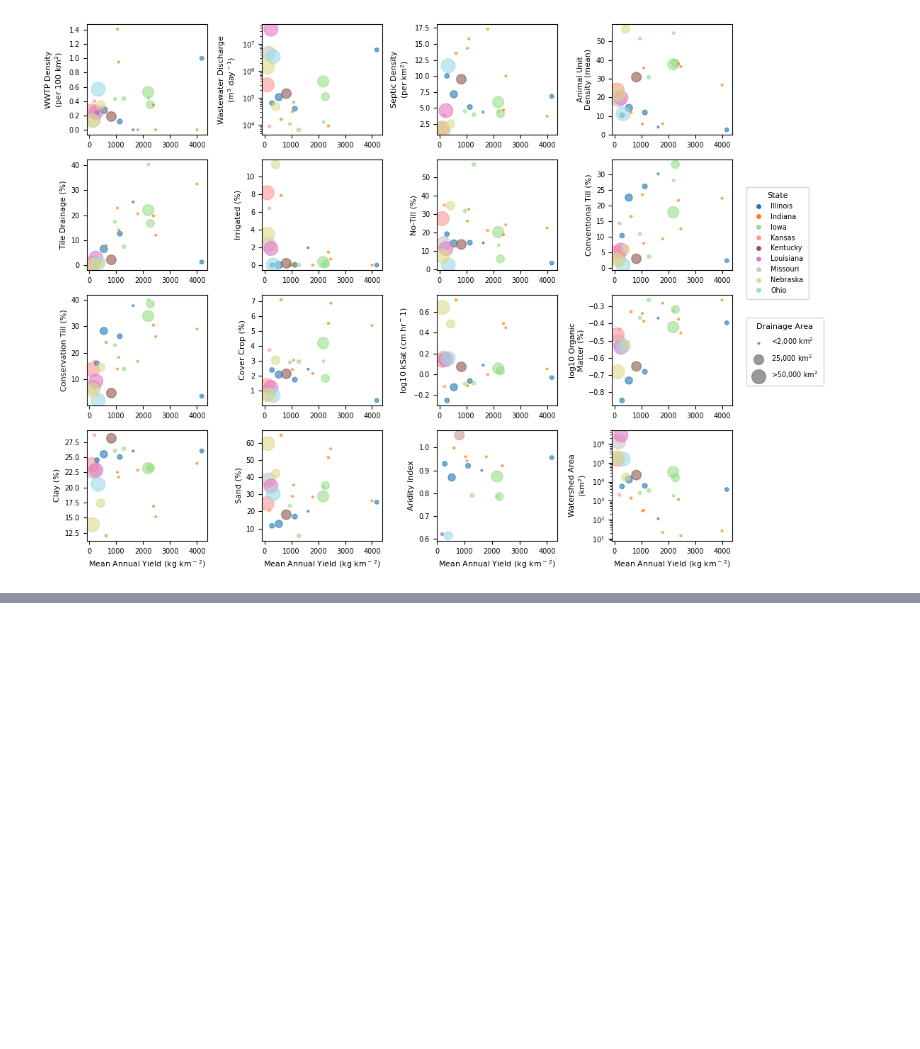
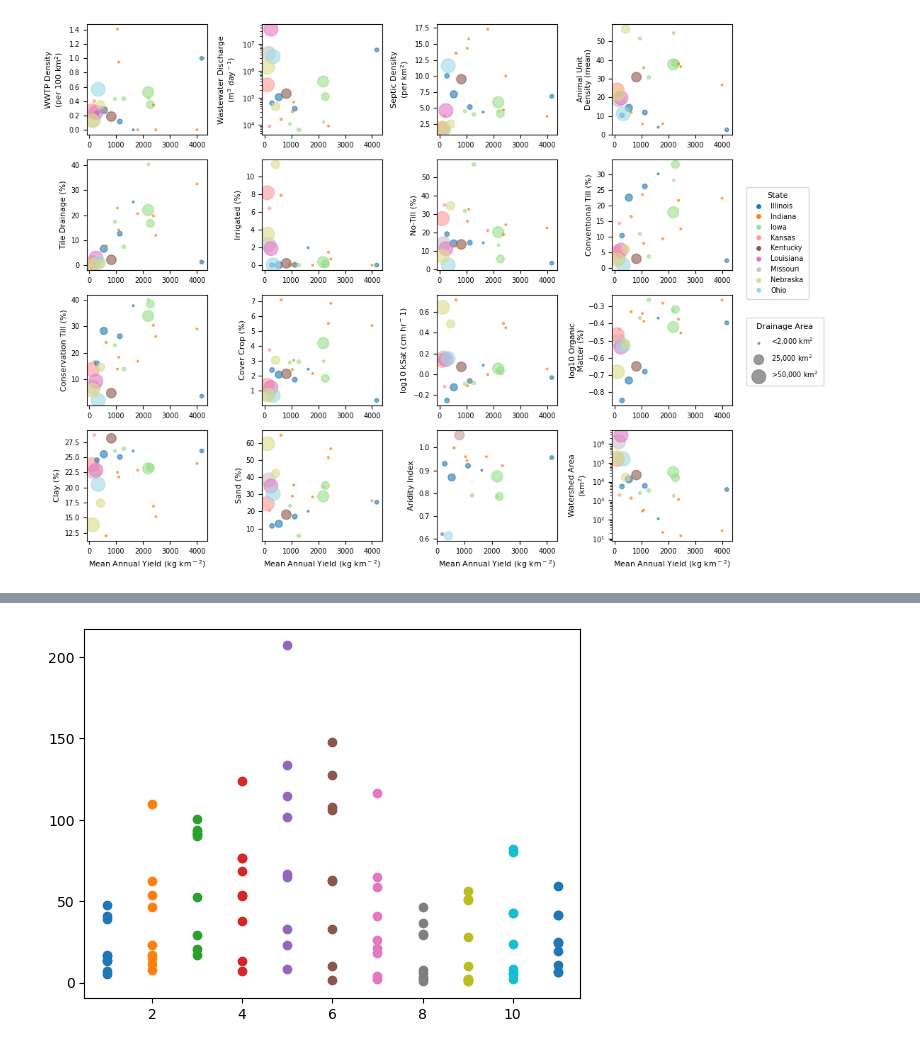
Before and after one commit to danykakbyrnes/STREAM_seasonality, a Jupyter notebook: spatial_data_exploration.ipynb, the cells around one changed output, grey strips where cells are left out. Saved outputs shown, nothing was run; the diff lists cells and outputs as text; code cells hidden in the pictures; blank space fills up the shorter version.

Commit message:
exploring CV relationship between aggregated yields

```diff
--- a/spatial_data_exploration.ipynb
+++ b/spatial_data_exploration.ipynb
@@ -498,0 +552,33 @@ plt.savefig(f'../OUTPUT/2_spatial_patterns/yield_watershed_properties_marker_are
+# %%
+# CV of yield by month across years (interannual variability per month)
+# and CV of yield across months within each water year (seasonal variability)
+cv = {}
+for site in MAIN_SITES:
+    monthly_loads = site_monthly_loads[site_monthly_loads['STREAM_ID'] == site]
+
+    # Monthly CV values
+    cv_by_month = monthly_loads.groupby('Month')['yield_kmsq'].agg(
+        lambda x: variation(x, ddof=1)
+    )
+    # CV of monthly yields for each year to explore within-year variability (i.e. how seasonal are annual patterns?)
+    cv_by_year = monthly_loads.groupby('WaterYear')['yield_kmsq'].agg(
+        lambda x: variation(x, ddof=1)
+    )
+
+    # CV of annual total yields across year (i.e. how variable is total delivery year-to-year?)
+    cv_annual = variation(
+        monthly_loads.groupby('WaterYear')['yield_kmsq'].sum(), # summing kg/km2/mth -> kg/km2/yr
+        ddof=1)
+
+    cv_monthmean = variation(
+        monthly_loads.groupby('Month')['yield_kmsq'].mean(),
+        ddof=1)
+
+    cv[site] = {
+        'state_name':  monthly_loads['state_name'].iloc[0],
+        'drainagearea_sqkm':  monthly_loads['drainagearea_sqkm'].iloc[0],
+        'cv_mth': cv_by_month,
+        'cv_szn': cv_by_year,
+        'cv_ann': cv_annual,
+        'cv_mth_mn': cv_monthmean
+    }
@@ -498,0 +620,12 @@ plt.savefig(f'../OUTPUT/2_spatial_patterns/yield_watershed_properties_marker_are
+# %%
+# Why is CV so close together?
+
+test = monthly_loads[monthly_loads['STREAM_ID'] =='STREAM-gauge-695']
+fig, axes = plt.subplots()
+for i in range(1,12):
+    test_i = test[test['Month'] == i]
+    axes.scatter(test_i['Month'], test_i['yield_kmsq'])
+
+plt.show()
+# %% [output]
+[figure, added]
```
Also changed, not shown: parts of 11 cells of this notebook, 1 other file.
